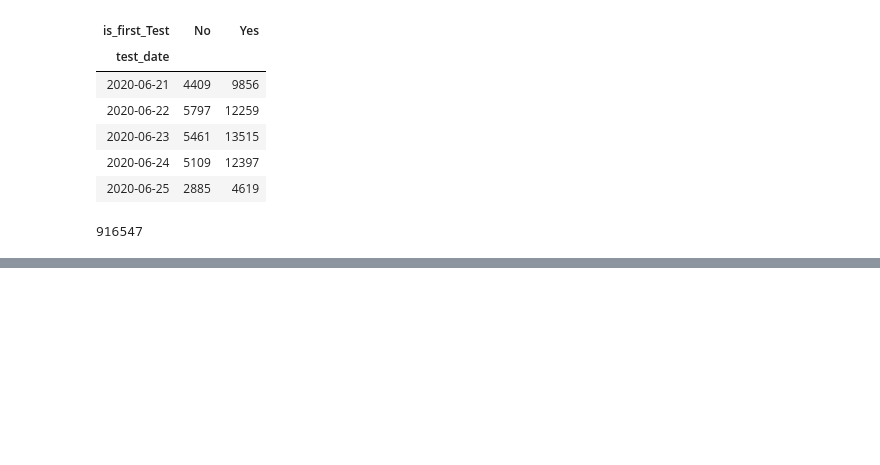
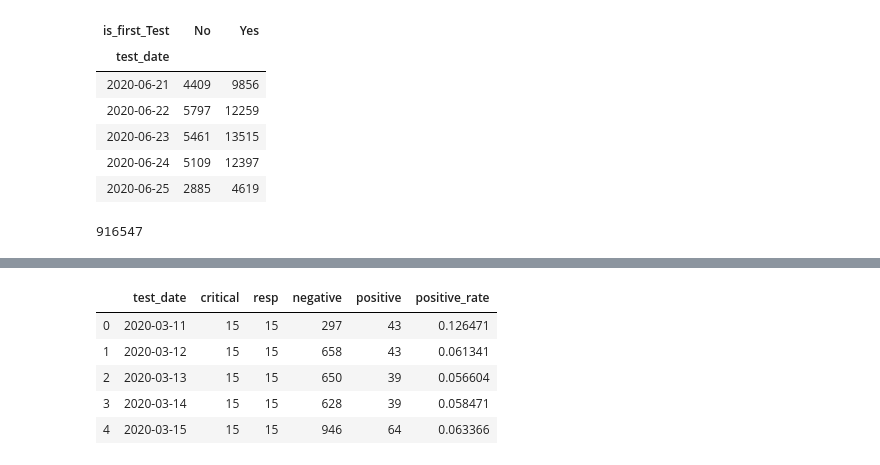
Before and after one commit to cjer/covid, a Jupyter notebook: israel_covid.ipynb, the cells around one changed output, grey strips where cells are left out. Saved outputs shown, nothing was run; the diff lists cells and outputs as text; code cells hidden in the pictures; blank space fills up the shorter version.

```diff
--- a/israel_covid.ipynb
+++ b/israel_covid.ipynb
@@ -352,0 +369,10 @@ FileNotFoundError: [Errno 2] No such file or directory: 'data/corona_hospitaliza
+# %%
+hos_and_rate = hos[['date', 'critical', 'resp']].rename(columns={'date': 'test_date'}).merge(pr, on='test_date')
+hos_and_rate.head()
+# %% [output]
+|  | test_date | critical | resp | negative | positive | positive_rate |
+| 0 | 2020-03-11 | 15 | 15 | 297 | 43 | 0.126471 |
+| 1 | 2020-03-12 | 15 | 15 | 658 | 43 | 0.061341 |
+| 2 | 2020-03-13 | 15 | 15 | 650 | 39 | 0.056604 |
+| 3 | 2020-03-14 | 15 | 15 | 628 | 39 | 0.058471 |
+| 4 | 2020-03-15 | 15 | 15 | 946 | 64 | 0.063366 |
```
Also changed, not shown: parts of 10 cells of this notebook.
